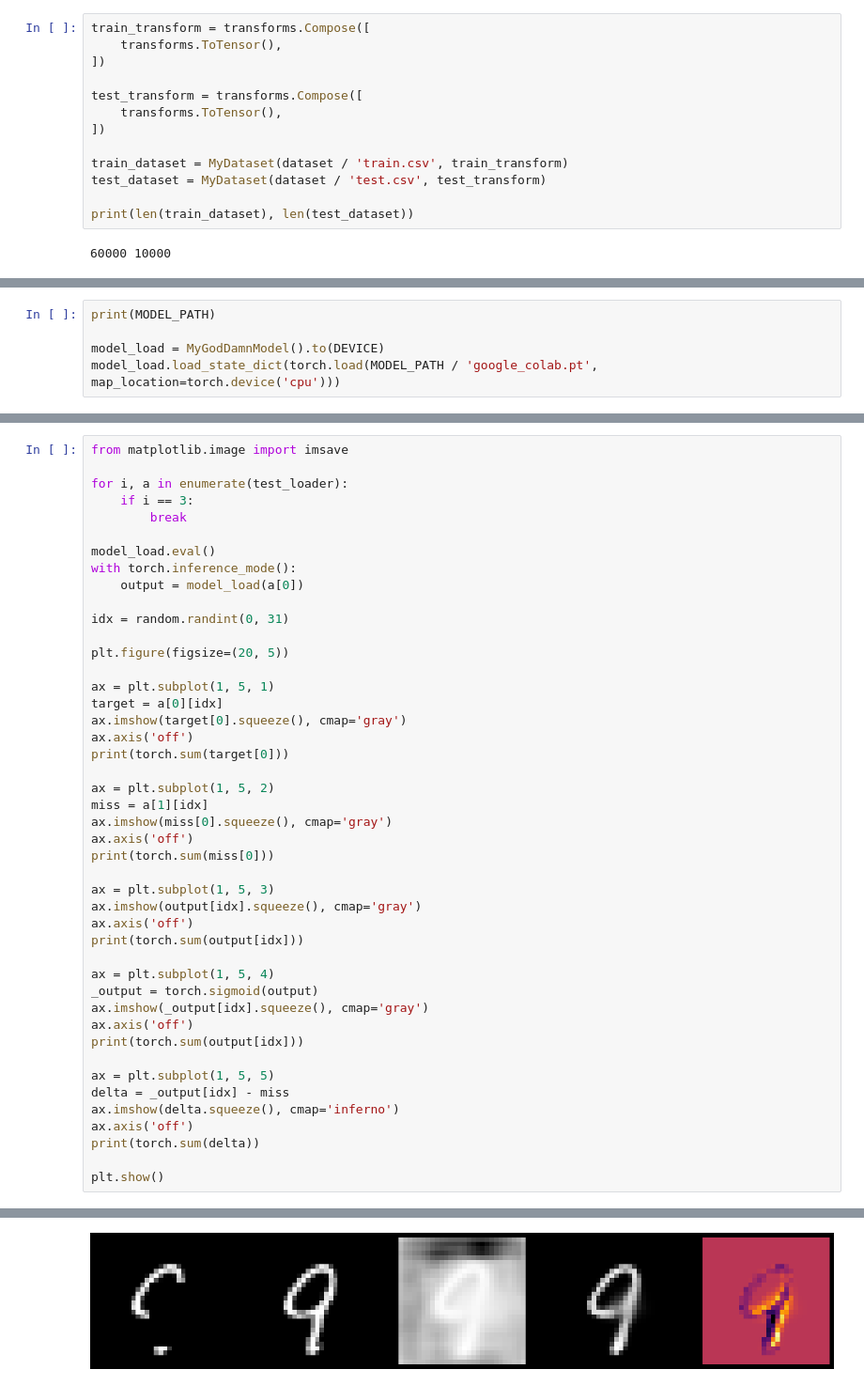
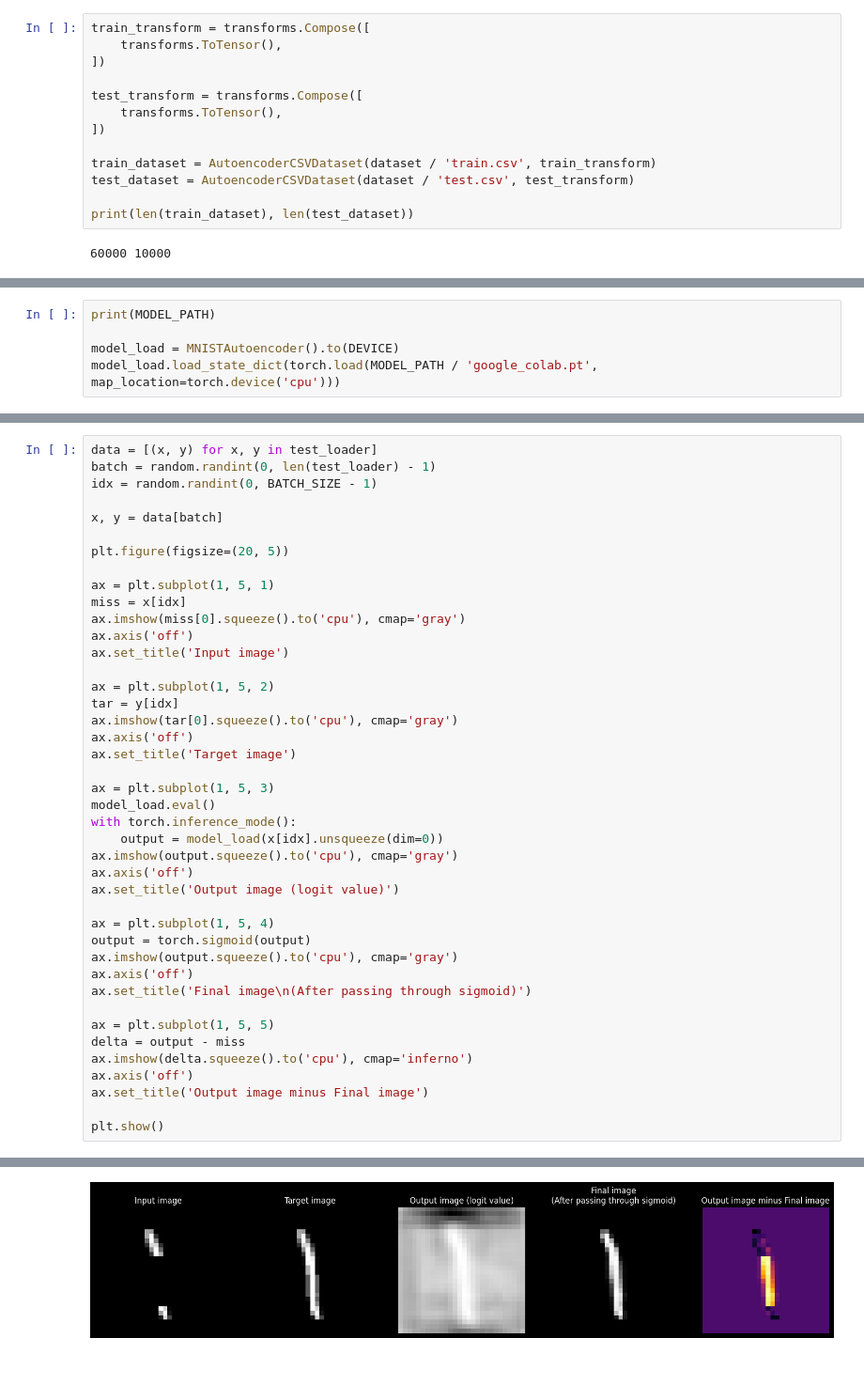
Before and after one commit to nguyenpanda/LearnPyTorch, a Jupyter notebook: model/MNIST_Autoencoder/autoencoder.ipynb, the cells around one changed output, grey strips where cells are left out. Shown: that part at 94% size. Saved outputs shown, nothing was run; the diff lists cells and outputs as text.

```diff
--- a/model/MNIST_Autoencoder/autoencoder.ipynb
+++ b/model/MNIST_Autoencoder/autoencoder.ipynb
@@ -74,8 +43,8 @@ test_transform = transforms.Compose([
     transforms.ToTensor(),
 ])
 
-train_dataset = MyDataset(dataset / 'train.csv', train_transform)
-test_dataset = MyDataset(dataset / 'test.csv', test_transform)
+train_dataset = AutoencoderCSVDataset(dataset / 'train.csv', train_transform)
+test_dataset = AutoencoderCSVDataset(dataset / 'test.csv', test_transform)
 
 print(len(train_dataset), len(test_dataset))
 # %% [output]
@@ -279,6 +179,6 @@ KeyboardInterrupt:
 # %%
 print(MODEL_PATH)
 
-model_load = MyGodDamnModel().to(DEVICE)
+model_load = MNISTAutoencoder().to(DEVICE)
 model_load.load_state_dict(torch.load(MODEL_PATH / 'google_colab.pt', map_location=torch.device('cpu')))
 # %% [output]
@@ -286,47 +186,44 @@ model_load.load_state_dict(torch.load(MODEL_PATH / 'google_colab.pt', map_locati
 <All keys matched successfully>
 # %%
-from matplotlib.image import imsave
+data = [(x, y) for x, y in test_loader]
+batch = random.randint(0, len(test_loader) - 1)
+idx = random.randint(0, BATCH_SIZE - 1)
 
-for i, a in enumerate(test_loader):
-    if i == 3:
-        break
-
-model_load.eval()
-with torch.inference_mode():
-    output = model_load(a[0])
-
-idx = random.randint(0, 31)
+x, y = data[batch]
 
 plt.figure(figsize=(20, 5))
 
 ax = plt.subplot(1, 5, 1)
-target = a[0][idx]
-ax.imshow(target[0].squeeze(), cmap='gray')
+miss = x[idx]
+ax.imshow(miss[0].squeeze().to('cpu'), cmap='gray')
 ax.axis('off')
-print(torch.sum(target[0]))
+ax.set_title('Input image')
 
 ax = plt.subplot(1, 5, 2)
-miss = a[1][idx]
-ax.imshow(miss[0].squeeze(), cmap='gray')
+tar = y[idx]
+ax.imshow(tar[0].squeeze().to('cpu'), cmap='gray')
 ax.axis('off')
-print(torch.sum(miss[0]))
+ax.set_title('Target image')
 
 ax = plt.subplot(1, 5, 3)
-ax.imshow(output[idx].squeeze(), cmap='gray')
+model_load.eval()
+with torch.inference_mode():
+    output = model_load(x[idx].unsqueeze(dim=0))
+ax.imshow(output.squeeze().to('cpu'), cmap='gray')
 ax.axis('off')
-print(torch.sum(output[idx]))
+ax.set_title('Output image (logit value)')
 
 ax = plt.subplot(1, 5, 4)
-_output = torch.sigmoid(output)
-ax.imshow(_output[idx].squeeze(), cmap='gray')
+output = torch.sigmoid(output)
+ax.imshow(output.squeeze().to('cpu'), cmap='gray')
 ax.axis('off')
-print(torch.sum(output[idx]))
+ax.set_title('Final image\n(After passing through sigmoid)')
 
 ax = plt.subplot(1, 5, 5)
-delta = _output[idx] - miss
-ax.imshow(delta.squeeze(), cmap='inferno')
+delta = output - miss
+ax.imshow(delta.squeeze().to('cpu'), cmap='inferno')
 ax.axis('off')
-print(torch.sum(delta))
+ax.set_title('Output image minus Final image')
 
 plt.show()
 # %% [output]
@@ -338,4 +230,4 @@ tensor(-0.3271)
-[figure, old version]
+[figure, new version]
 # %%
 VALIDATION_PATH: Path = Path.cwd() / 'validation'
 print(VALIDATION_PATH)
```
Also changed, not shown: parts of 15 cells of this notebook.
